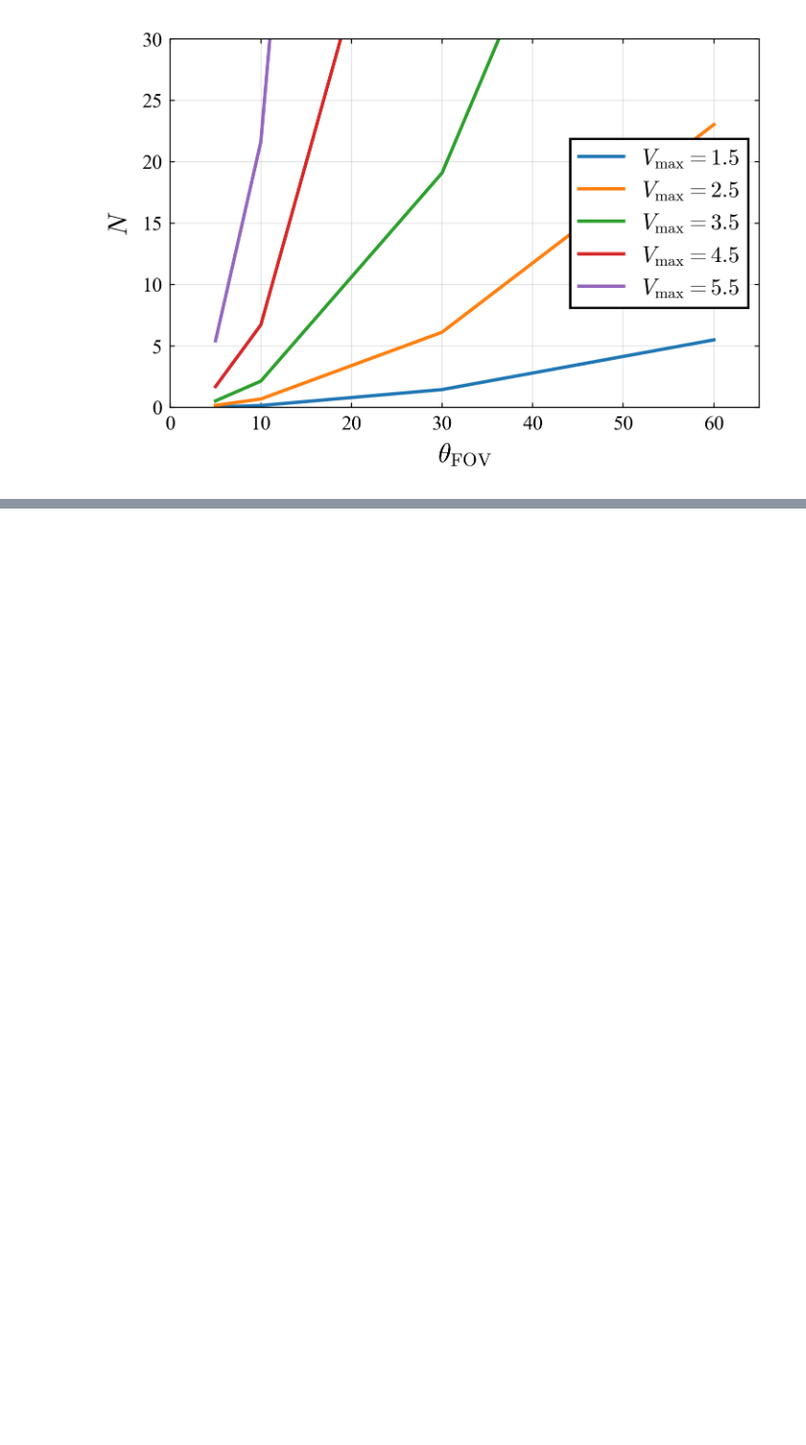
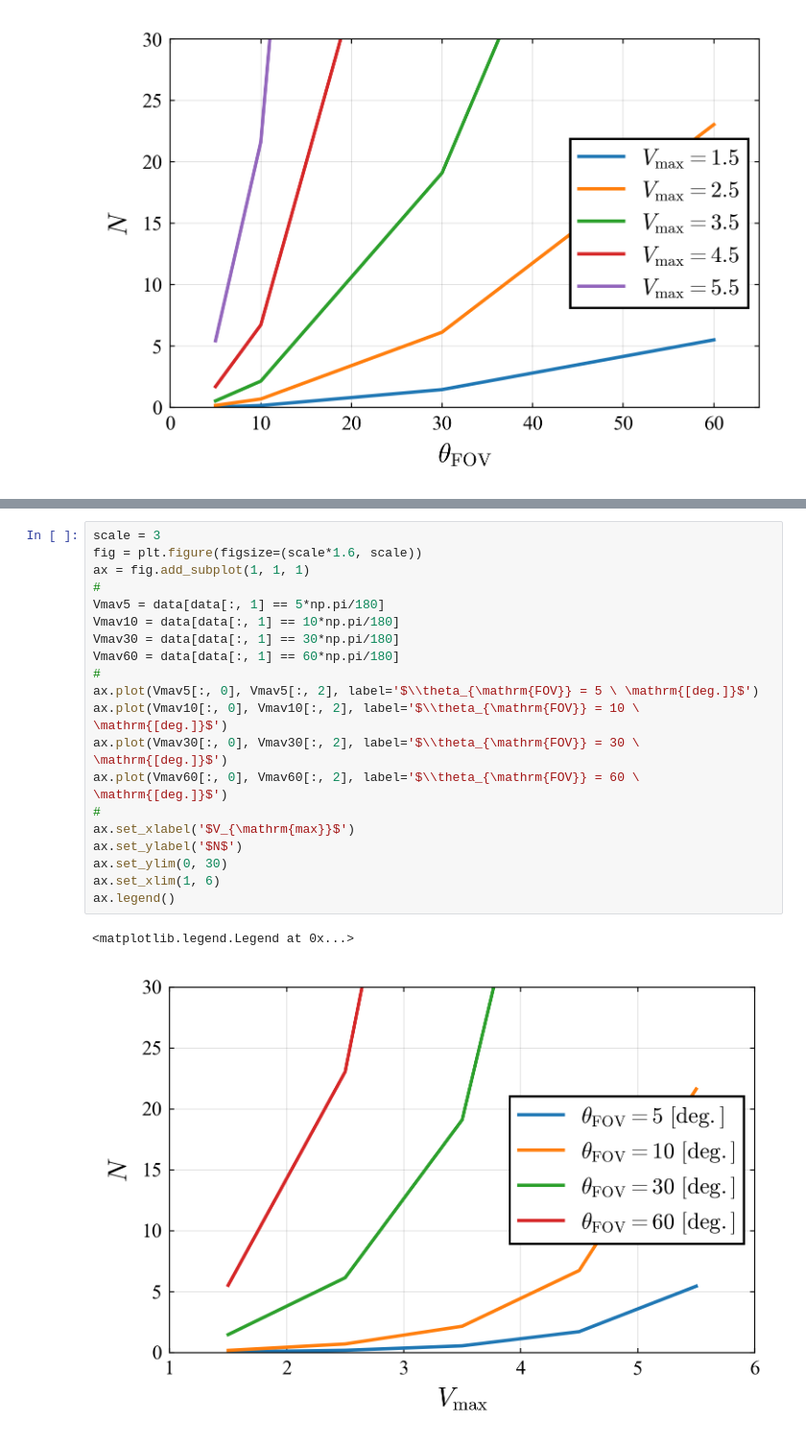
Before and after one commit to NAOE-5thLab/subgraph-isomorphism-based-starID-analysis, a Jupyter notebook: src/note_obs_stars_inFOV.ipynb, the cells around one changed output, grey strips where cells are left out. Shown at 96% size. Saved outputs shown, nothing was run; the diff lists cells and outputs as text; blank space fills up the shorter version.

```diff
--- a/src/note_obs_stars_inFOV.ipynb
+++ b/src/note_obs_stars_inFOV.ipynb
@@ -47,0 +56,23 @@ ax.legend()
+# %%
+scale = 3
+fig = plt.figure(figsize=(scale*1.6, scale))
+ax = fig.add_subplot(1, 1, 1)
+#
+Vmav5 = data[data[:, 1] == 5*np.pi/180]
+Vmav10 = data[data[:, 1] == 10*np.pi/180]
+Vmav30 = data[data[:, 1] == 30*np.pi/180]
+Vmav60 = data[data[:, 1] == 60*np.pi/180]
+#
+ax.plot(Vmav5[:, 0], Vmav5[:, 2], label='$\\theta_{\mathrm{FOV}} = 5 \ \mathrm{[deg.]}$')
+ax.plot(Vmav10[:, 0], Vmav10[:, 2], label='$\\theta_{\mathrm{FOV}} = 10 \ \mathrm{[deg.]}$')
+ax.plot(Vmav30[:, 0], Vmav30[:, 2], label='$\\theta_{\mathrm{FOV}} = 30 \ \mathrm{[deg.]}$')
+ax.plot(Vmav60[:, 0], Vmav60[:, 2], label='$\\theta_{\mathrm{FOV}} = 60 \ \mathrm{[deg.]}$')
+#
+ax.set_xlabel('$V_{\mathrm{max}}$')
+ax.set_ylabel('$N$')
+ax.set_ylim(0, 30)
+ax.set_xlim(1, 6)
+ax.legend()
+# %% [output]
+<matplotlib.legend.Legend at 0x...>
+[figure, added]
```
Also changed, not shown: parts of 1 cell of this notebook, 2 other files.
